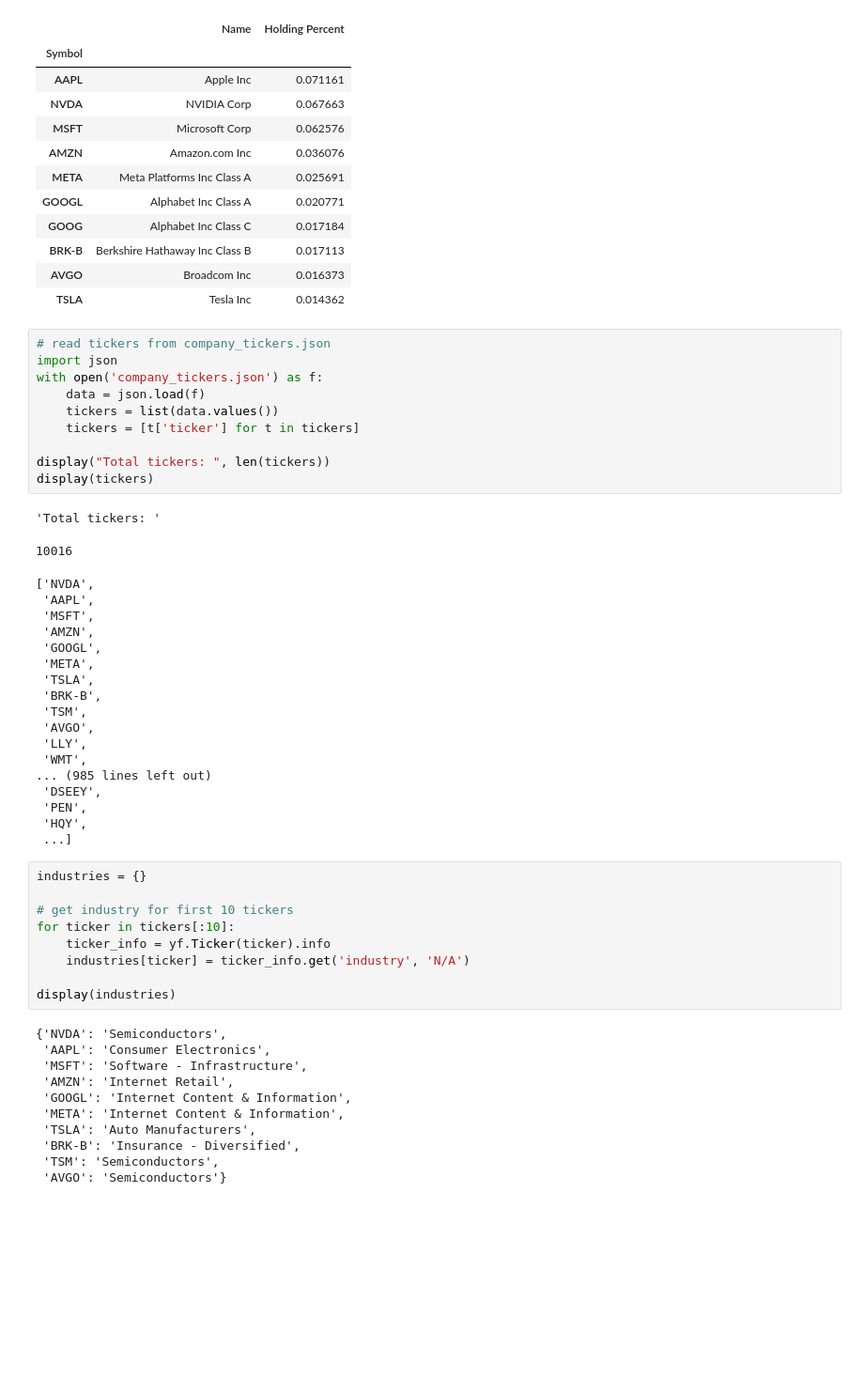
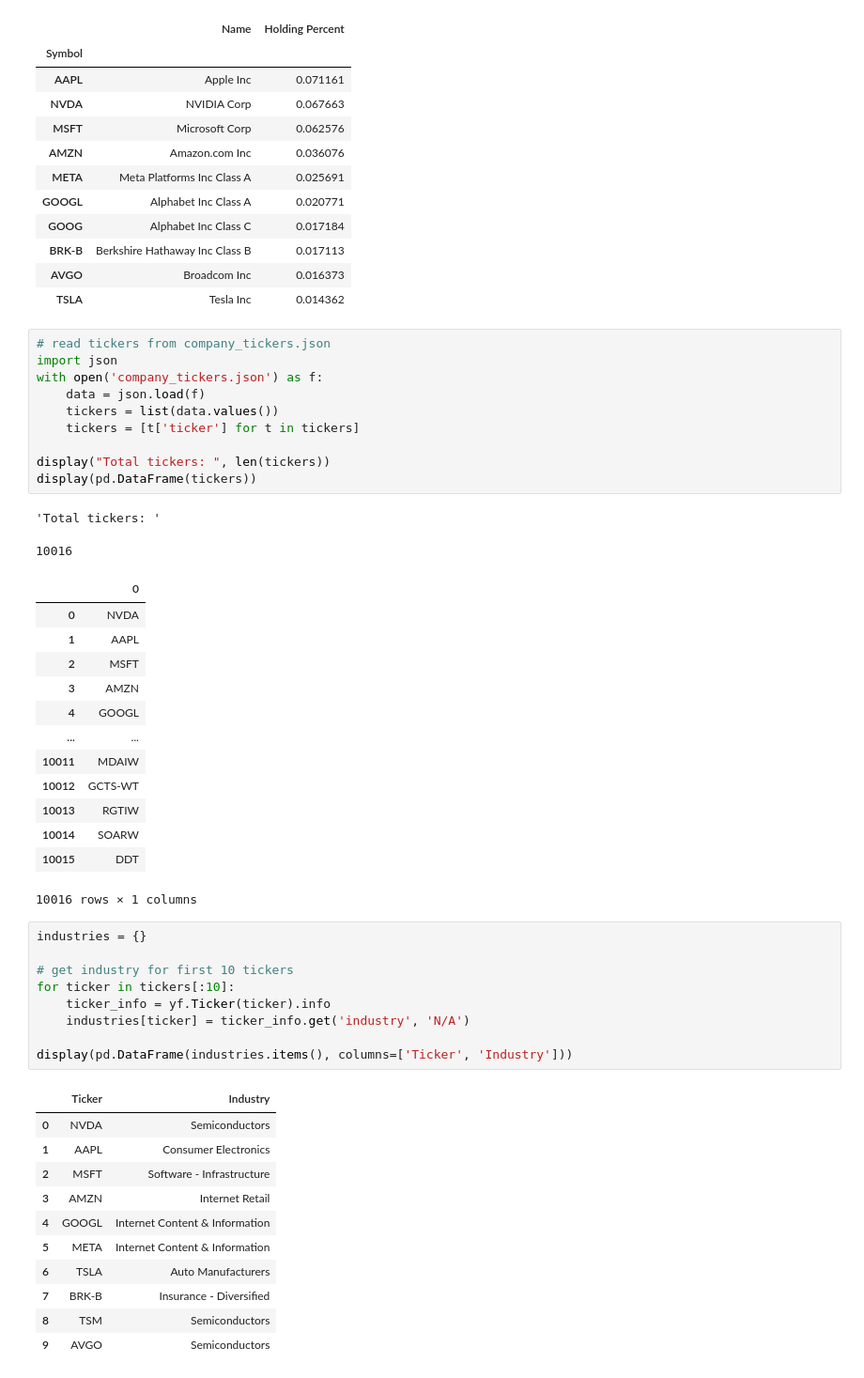
Before and after one commit to vladtf/datadot-e2e-data-pipeline, a Jupyter notebook: jupyter/yfinance.ipynb, the cells around one changed output. Shown: that part at 94% size. Drawn from its saved outputs; the diff is of its cells as text; blank space fills up the shorter version.

```diff
--- a/jupyter/yfinance.ipynb
+++ b/jupyter/yfinance.ipynb
@@ -89,44 +91,41 @@ with open('company_tickers.json') as f:
     tickers = [t['ticker'] for t in tickers]
 
 display("Total tickers: ", len(tickers))
-display(tickers)
+display(pd.DataFrame(tickers))
 # %% [output]
 'Total tickers: '
 10016
+|  | 0 |
+| 0 | NVDA |
+| 1 | AAPL |
+| 2 | MSFT |
+| 3 | AMZN |
+| 4 | GOOGL |
+| ... | ... |
+| 10011 | MDAIW |
+| 10012 | GCTS-WT |
+| 10013 | RGTIW |
+| 10014 | SOARW |
+| 10015 | DDT |
-['NVDA',
- 'AAPL',
- 'MSFT',
- 'AMZN',
- 'GOOGL',
- 'META',
- 'TSLA',
- 'BRK-B',
- 'TSM',
- 'AVGO',
- 'LLY',
- 'WMT',
-... (985 lines left out)
- 'DSEEY',
- 'PEN',
- 'HQY',
- ...]
+10016 rows × 1 columns
 # %%
 industries = {}
 
 # get industry for first 10 tickers
 for ticker in tickers[:10]:
     ticker_info = yf.Ticker(ticker).info
     industries[ticker] = ticker_info.get('industry', 'N/A')
 
-display(industries)
+display(pd.DataFrame(industries.items(), columns=['Ticker', 'Industry']))
 # %% [output]
-{'NVDA': 'Semiconductors',
- 'AAPL': 'Consumer Electronics',
- 'MSFT': 'Software - Infrastructure',
- 'AMZN': 'Internet Retail',
- 'GOOGL': 'Internet Content & Information',
- 'META': 'Internet Content & Information',
- 'TSLA': 'Auto Manufacturers',
- 'BRK-B': 'Insurance - Diversified',
- 'TSM': 'Semiconductors',
- 'AVGO': 'Semiconductors'}
+|  | Ticker | Industry |
+| 0 | NVDA | Semiconductors |
+| 1 | AAPL | Consumer Electronics |
+| 2 | MSFT | Software - Infrastructure |
+| 3 | AMZN | Internet Retail |
+| 4 | GOOGL | Internet Content & Information |
+| 5 | META | Internet Content & Information |
+| 6 | TSLA | Auto Manufacturers |
+| 7 | BRK-B | Insurance - Diversified |
+| 8 | TSM | Semiconductors |
+| 9 | AVGO | Semiconductors |
```
Also changed, not shown: parts of 3 cells of this notebook.
